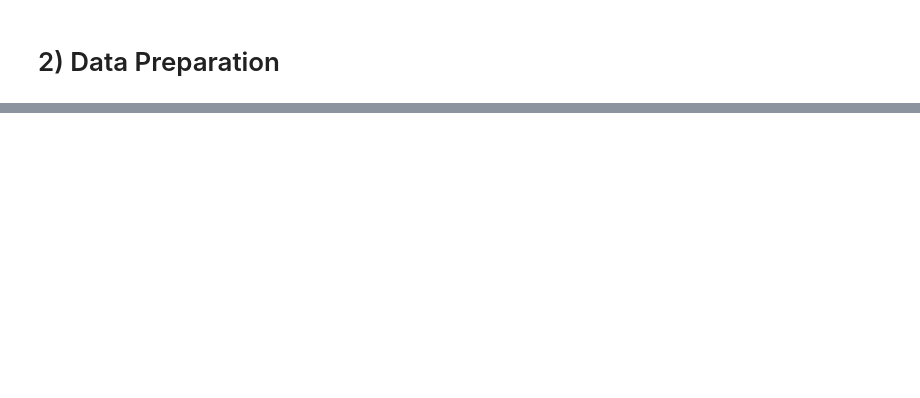
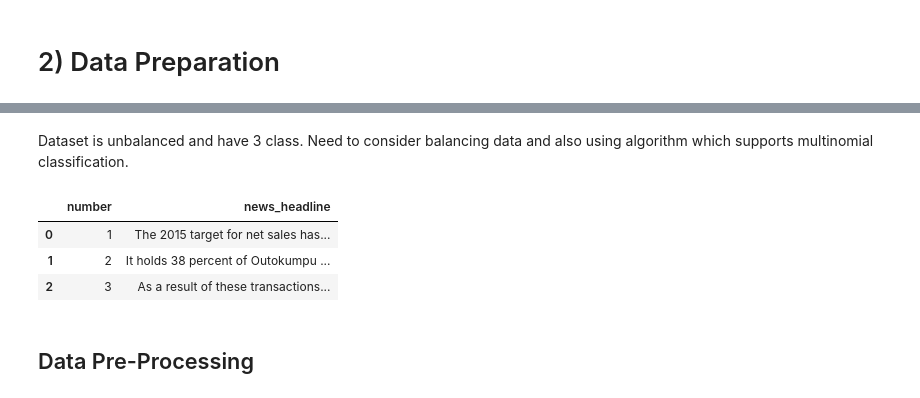
Before and after one commit to HafidGalih/Sentiment_Analysis, a Jupyter notebook: Technical_Test_Data_Scientist.ipynb, the cells around one changed output, grey strips where cells are left out. Drawn from its saved outputs; the diff is of its cells as text; code cells hidden in the pictures; blank space fills up the shorter version.

```diff
--- a/Technical_Test_Data_Scientist.ipynb
+++ b/Technical_Test_Data_Scientist.ipynb
@@ -19,0 +66,11 @@ from textblob import TextBlob
+# %% [markdown]
+Dataset is unbalanced and have 3 class. Need to consider balancing data and also using algorithm which supports multinomial classification.
+# %%
+df_unlabeled
+# %% [output]
+|  | number | news_headline |
+| 0 | 1 | The 2015 target for net sales has... |
+| 1 | 2 | It holds 38 percent of Outokumpu ... |
+| 2 | 3 | As a result of these transactions... |
+# %% [markdown]
+## Data Pre-Processing
```
Also changed, not shown: parts of 20 cells of this notebook.
